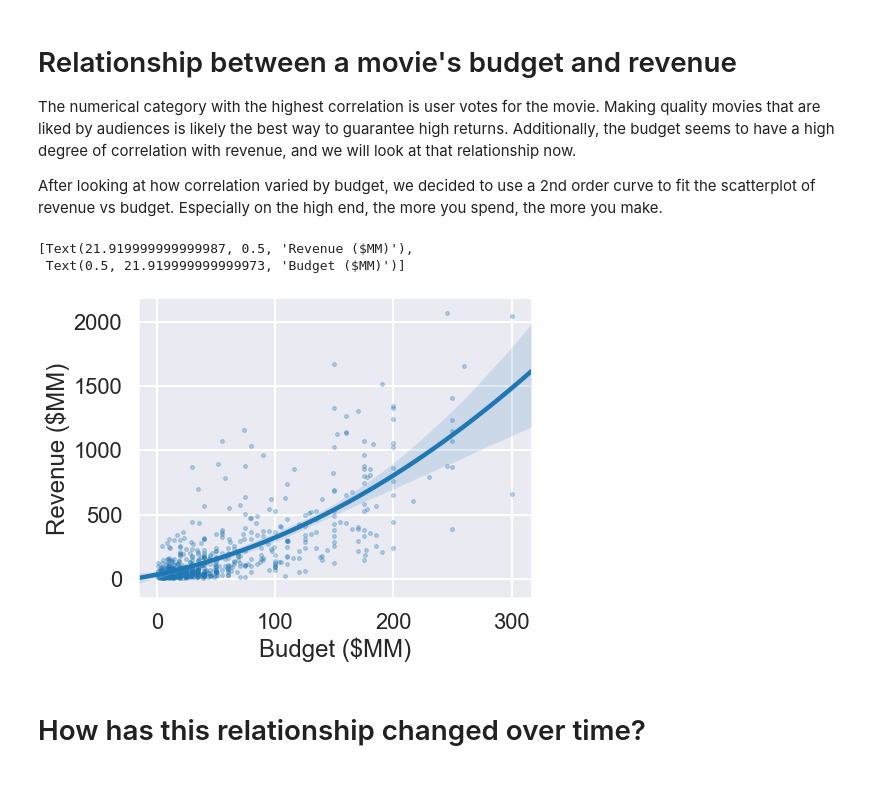
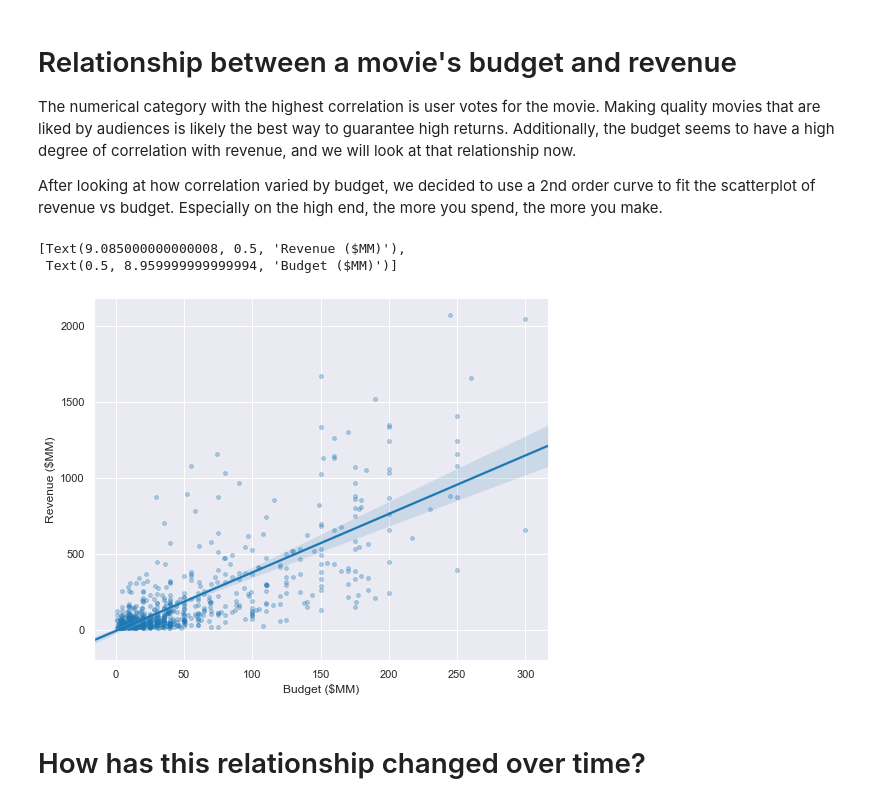
Before and after one commit to sciencelee/dsc-mod-1-project-v2-1-online-ds-sp-000, a Jupyter notebook: student.ipynb, the cells around one changed output. Cells and saved outputs as stored; diff of their text form; code cells hidden in the pictures.

Commit message:
adding some more graphs that I needed for presentation.

```diff
--- a/student.ipynb
+++ b/student.ipynb
@@ -112,7 +112,9 @@ def movie_selection_query(n, start_year, end_year):
     print('-fetched all pages')
     return list_of_dicts[:n]
 
-sample_size = 100 # our actual sample will be 5000 films.  This is only for demonstration
+base_url = 'https://api.themoviedb.org/3/'
+
+sample_size = 5000 # our actual sample will be 5000 films.  This is only for demonstration
 start_year = 2010
 end_year = 2019
 all_my_movies = movie_selection_query(sample_size, start_year, end_year)
@@ -154,7 +156,7 @@ def fetch_all_movies(movie_ids, path):
     for movie in movie_ids:
         #Fetch Movie Data
         #print(movie, end=',')
-        #print('', end='.')
+        print('', end='.')
         movie_response = requests.get(base_url + 'movie/' + str(movie) + '?api_key=' +  api_key)
         #print(movie_response)
         all_movie_details.append(movie_response.json())
@@ -182,7 +184,6 @@ else:
     df = pd.DataFrame(all_movie_details)
     output_file = os.path.join(path,'tmdb-movies.csv')
     df.to_csv(output_file, index=False)
-    all_movie_details = fetch_all_movies(movie_ids, path)
     # After running the query, change load_from_file to True
 
 
@@ -472,28 +478,28 @@ After looking at how correlation varied by budget, we decided to use a 2nd order
 # %%
 # calculate pearson corr for budget revenue
 pval = df5[['budget', 'revenue']].corr(method ='pearson').iloc[0,1]
 
 # make regression plot
 fgrid = sns.lmplot(data=df5, x='budget', y='revenue', height=6, aspect=1.2,
                    scatter_kws={"s":15,'alpha':0.3},
-                   order=2
+                   order=1
                   )
 
 # annotate with pval
 ax = fgrid.axes[0,0]
 #ax.set_title('Pearson Corr: {:.2f}'.format(pval))
 ax.set_alpha(0.5)
 
 xlabels = ['{:d}'.format(int(x/1000000)) for x in ax.get_xticks()]
 ax.set_xticklabels(xlabels)
 ylabels = ['{:d}'.format(int(y/1000000)) for y in ax.get_yticks()]
 ax.set_yticklabels(ylabels)
 
 ax.set(xlabel='Budget ($MM)', ylabel='Revenue ($MM)')
 # %% [output]
-[Text(21.919999999999987, 0.5, 'Revenue ($MM)'),
- Text(0.5, 21.919999999999973, 'Budget ($MM)')]
+[Text(9.085000000000008, 0.5, 'Revenue ($MM)'),
+ Text(0.5, 8.959999999999994, 'Budget ($MM)')]
-[figure, old version]
+[figure, new version]
 # %% [markdown]
 # How has this relationship changed over time?
 # %%
```
Also changed, not shown: parts of 21 cells of this notebook, 1 other file.
